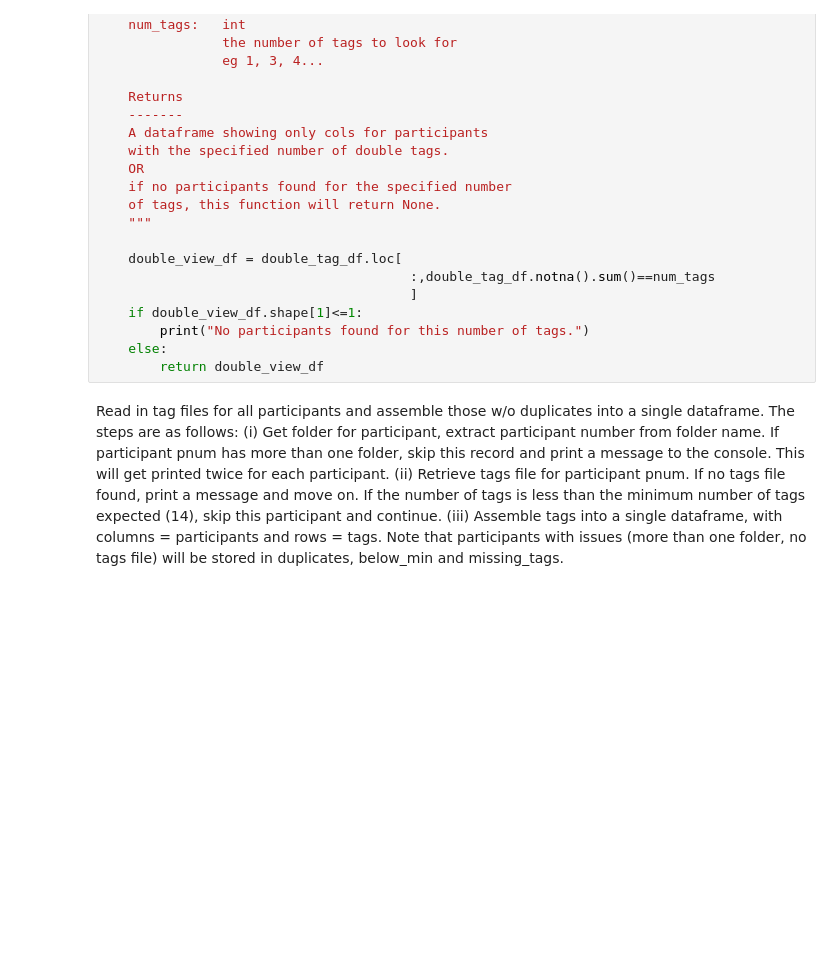
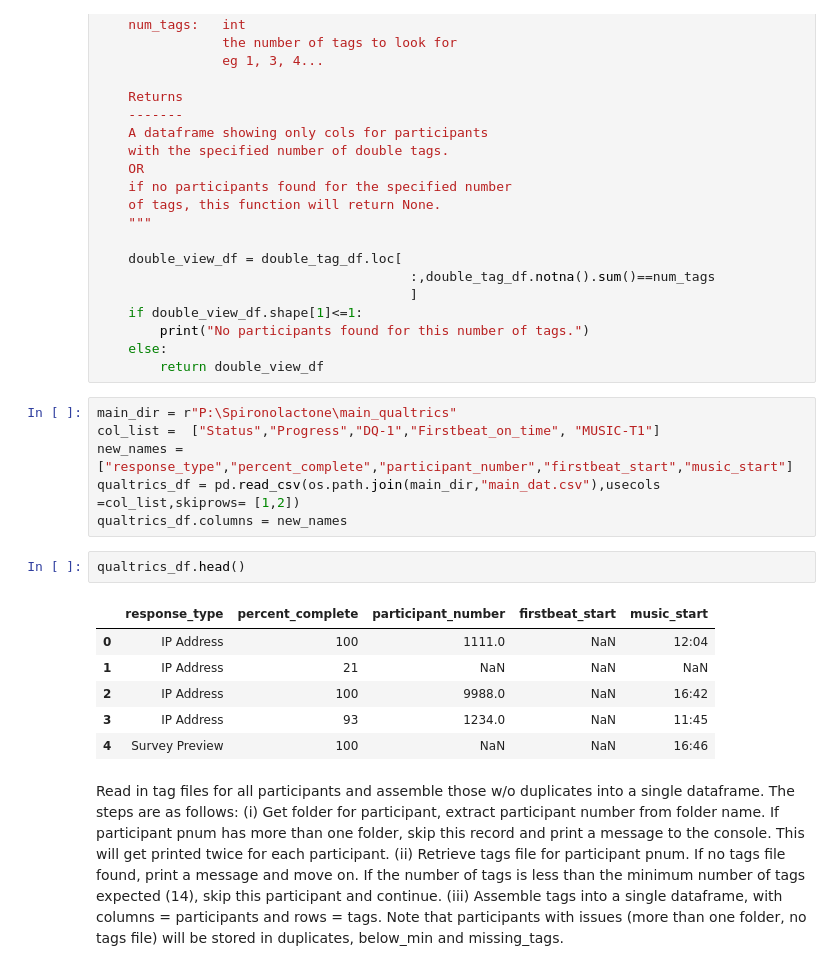
Before and after one commit to lucia-lux/Spironolactone_preprocessing, a Jupyter notebook: get_e4_double_tags.ipynb, the cells around one changed output. Drawn from its saved outputs; the diff is of its cells as text; blank space fills up the shorter version.

```diff
--- a/get_e4_double_tags.ipynb
+++ b/get_e4_double_tags.ipynb
@@ -299,6 +300,21 @@ def check_double_tags(double_tag_df, num_tags):
         print("No participants found for this number of tags.")
     else:
         return double_view_df
+# %%
+main_dir = r"P:\Spironolactone\main_qualtrics"
+col_list =  ["Status","Progress","DQ-1","Firstbeat_on_time", "MUSIC-T1"]
+new_names = ["response_type","percent_complete","participant_number","firstbeat_start","music_start"]
+qualtrics_df = pd.read_csv(os.path.join(main_dir,"main_dat.csv"),usecols =col_list,skiprows= [1,2])
+qualtrics_df.columns = new_names
+# %%
+qualtrics_df.head()
+# %% [output]
+|  | response_type | percent_complete | participant_number | firstbeat_start | music_start |
+| 0 | IP Address | 100 | 1111.0 | NaN | 12:04 |
+| 1 | IP Address | 21 | NaN | NaN | NaN |
+| 2 | IP Address | 100 | 9988.0 | NaN | 16:42 |
+| 3 | IP Address | 93 | 1234.0 | NaN | 11:45 |
+| 4 | Survey Preview | 100 | NaN | NaN | 16:46 |
 # %% [markdown]
 Read in tag files for all participants and assemble those w/o duplicates into a single dataframe. The steps are as follows:
 (i) Get folder for participant, extract participant number from folder name.
```
Also changed, not shown: parts of 2 cells of this notebook.
